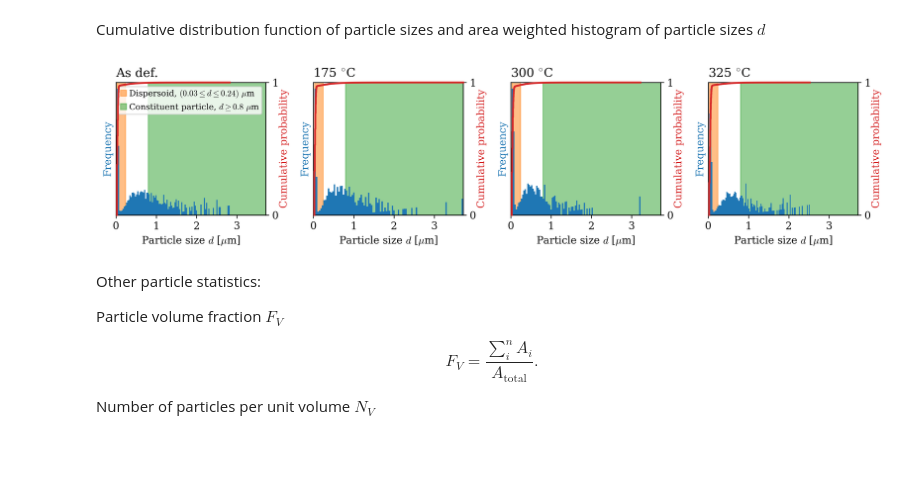
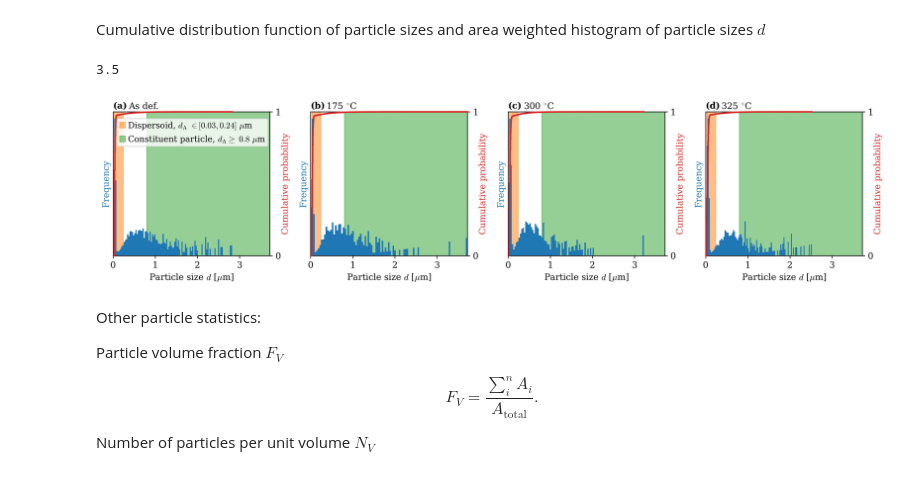
Before and after one commit to hakonanes/p-texture-al-mn-alloys, a Jupyter notebook: notebooks/figures_in_paper.ipynb, the cells around one changed output. Saved outputs shown, nothing was run; the diff lists cells and outputs as text; code cells hidden in the pictures.

Commit message:
Slight improvements of supplementary figures
Signed-off-by: Håkon Wiik Ånes <hwaanes@gmail.com>

```diff
--- a/notebooks/figures_in_paper.ipynb
+++ b/notebooks/figures_in_paper.ipynb
@@ -65,7 +65,7 @@ ideal_id = np.arange(n_ideal)
 # %%
 # Directories for input and output
 dir_data = "/home/hakon/phd/data/p"
-dir_article = "/home/hakon/phd/artikler_abstract/202204_p_texture_almn_alloy/latex/fig"
+dir_article = "/home/hakon/phd/artikler_abstract/202204_aanes_p_texture_almn_alloy_actamat/latex/fig"
 
 # Matplotlib configuration and keyword arguments
 plt.rcParams.update({"font.size": 11, "figure.dpi": 300})
@@ -437,8 +438,12 @@ for i, sample in enumerate(identifier):
 # %% [markdown]
 Cumulative distribution function of particle sizes and area weighted histogram
 of particle sizes $d$
+# %%
+14 / (12 / 3)
+# %% [output]
+3.5
 # %%
-fig, ax = plt.subplots(ncols=4, figsize=(12, 3))
+fig, ax = plt.subplots(ncols=4, figsize=(14, 3.5))
 labels = ["a", "b", "c", "d"]
 
 for i, sample in enumerate(particles.keys()):
@@ -448,7 +453,7 @@ for i, sample in enumerate(particles.keys()):
 
     par = ax[i].twinx()
     *_, p1 = ax[i].hist(ecd, bins=100, weights=particles[sample].area)
-    p2, = par.plot(ecd_sorted, ecd_cdf, "C3", clip_on=False, zorder=5, linewidth=2)
+    p2, = par.plot(ecd_sorted, ecd_cdf, "C3", clip_on=False, zorder=3, linewidth=2)
 
     # Labels
     ax[i].set_xlabel(r"Particle size $d$ [$\mu$m]")
@@ -462,40 +467,40 @@ for i, sample in enumerate(particles.keys()):
     ax[i].set_xlim(0, ecd_max)
     par.set_ylim(0, 1)
     par.set_yticks([0, 1])
 
     # Regions
     ax[i].axvspan(
         xmin=dispersoid_threshold_min,
         xmax=dispersoid_threshold_max,
         color="C1",
         alpha=0.5,
         zorder=0,
-        label=f"Dispersoid, $(%.2f \leq d \leq %.2f)$ $\mu$m" % (dispersoid_threshold_min, dispersoid_threshold_max),
+        label=r"Dispersoid, $d_{\mathrm{A}}$ $\in " + f"[{dispersoid_threshold_min:.2f}, {dispersoid_threshold_max:.2f}]" + r"$ $\mu$m",
     )
     ax[i].axvspan(
         xmin=constituent_threshold,
         xmax=ecd_max,
         color="C2",
         alpha=0.5,
         zorder=0,
-        label=f"Constituent particle, $d \geq %.1f$ $\mu$m" % constituent_threshold,
+        label=r"Constituent particle, $d_{\mathrm{A}} \geq$ " + f"${constituent_threshold:.1}$" + r" $\mu$m",
     )
 
     # Title
-#    ax[i].set_title(f"({labels[i]}) {titles[i]}", loc="left")
-    ax[i].set_title(titles[i], loc="left")
+    ax[i].text(0, 1.01, f"({labels[i]})", ha="left", va="bottom", transform=ax[i].transAxes, fontweight="bold")
+    ax[i].text(0.1, 1.008, titles[i], ha="left", va="bottom", transform=ax[i].transAxes)
 
 ax[0].legend(
-    loc="upper right",
+    loc=(0.025, 0.76),
     handlelength=0.7,
     handletextpad=0.3,
     borderpad=0.3,
-    fontsize=plt.rcParams["font.size"] - 2
+    fontsize=plt.rcParams["font.size"] - 0.5
 )
 fig.tight_layout()
 fig.savefig(os.path.join(dir_article, "particle_stats/particle_size_hist.pdf"), **savefig_kw)
 # %% [output]
-[figure, old version]
+[figure, new version]
 # %% [markdown]
 Other particle statistics:
 
```
Also changed, not shown: parts of 3 cells of this notebook, 1 other file.
